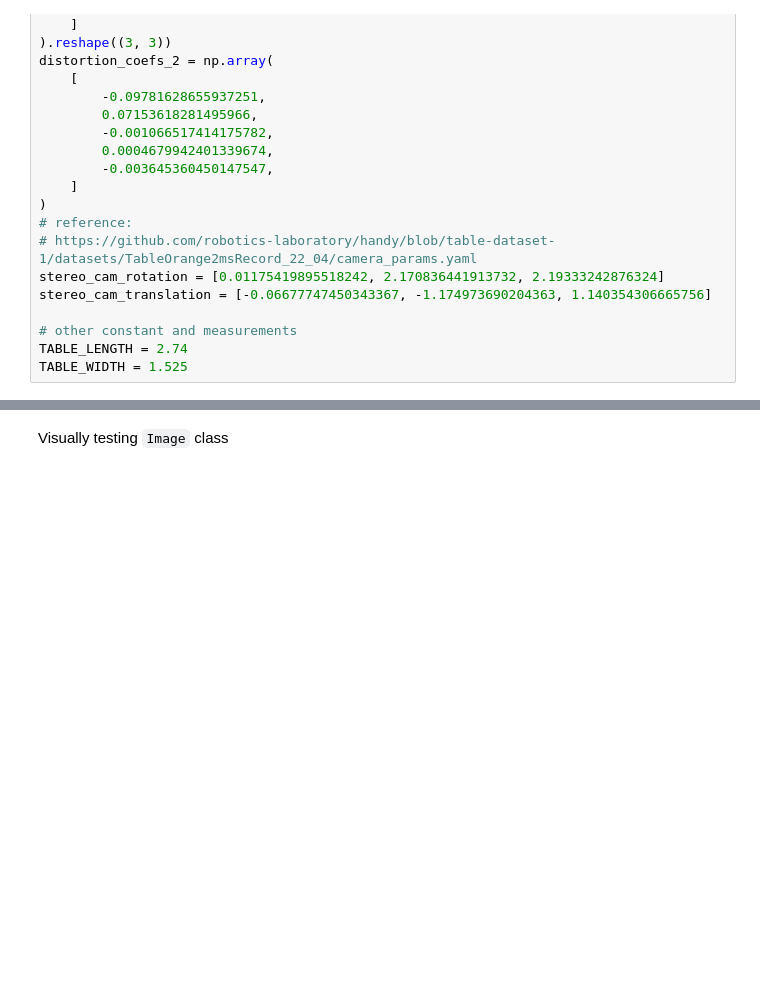
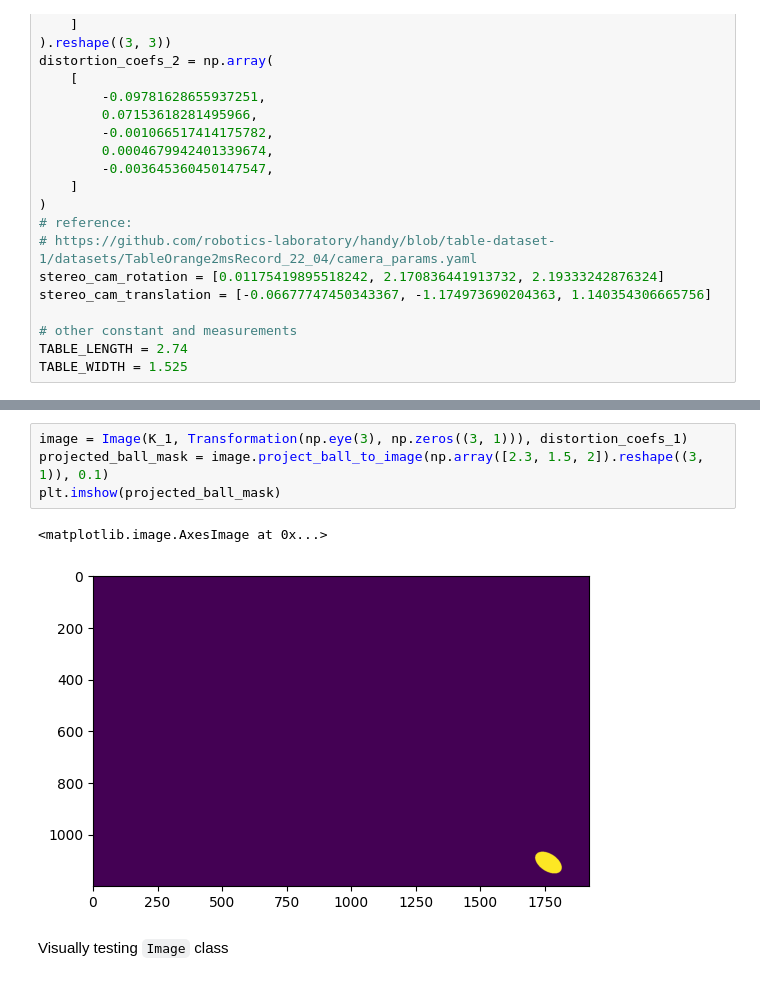
Before and after one commit to robotics-laboratory/handy, a Jupyter notebook: research.ipynb, the cells around one changed output, grey strips where cells are left out. Drawn from its saved outputs; the diff is of its cells as text; blank space fills up the shorter version.

```diff
--- a/research.ipynb
+++ b/research.ipynb
@@ -172,4 +189,11 @@ class Image:
         return image
+# %%
+image = Image(K_1, Transformation(np.eye(3), np.zeros((3, 1))), distortion_coefs_1)
+projected_ball_mask = image.project_ball_to_image(np.array([2.3, 1.5, 2]).reshape((3, 1)), 0.1)
+plt.imshow(projected_ball_mask)
+# %% [output]
+<matplotlib.image.AxesImage at 0x...>
+[figure, added]
 # %% [markdown]
 Visually testing `Image` class
 # %%
```
Also changed, not shown: parts of 16 cells of this notebook.
